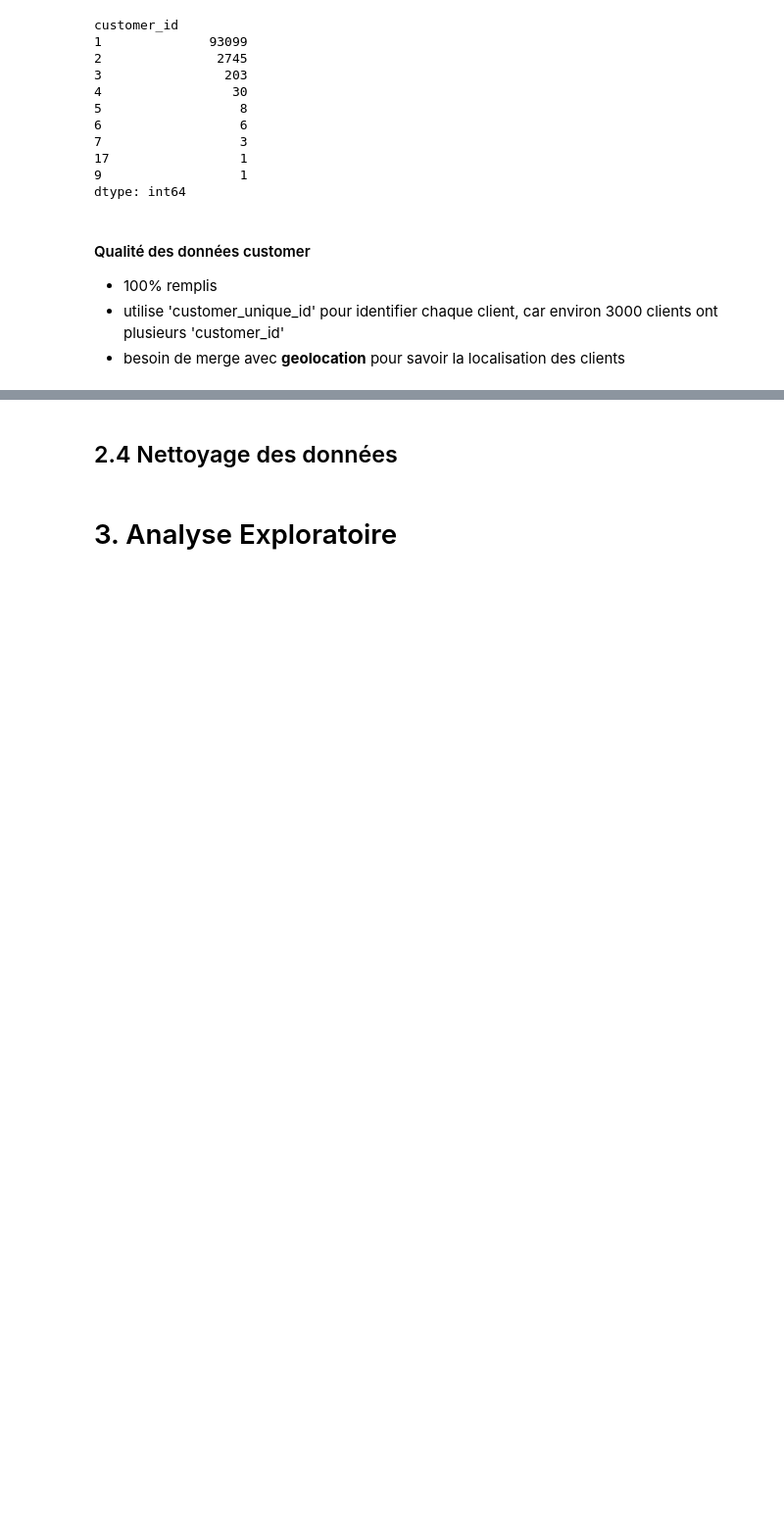
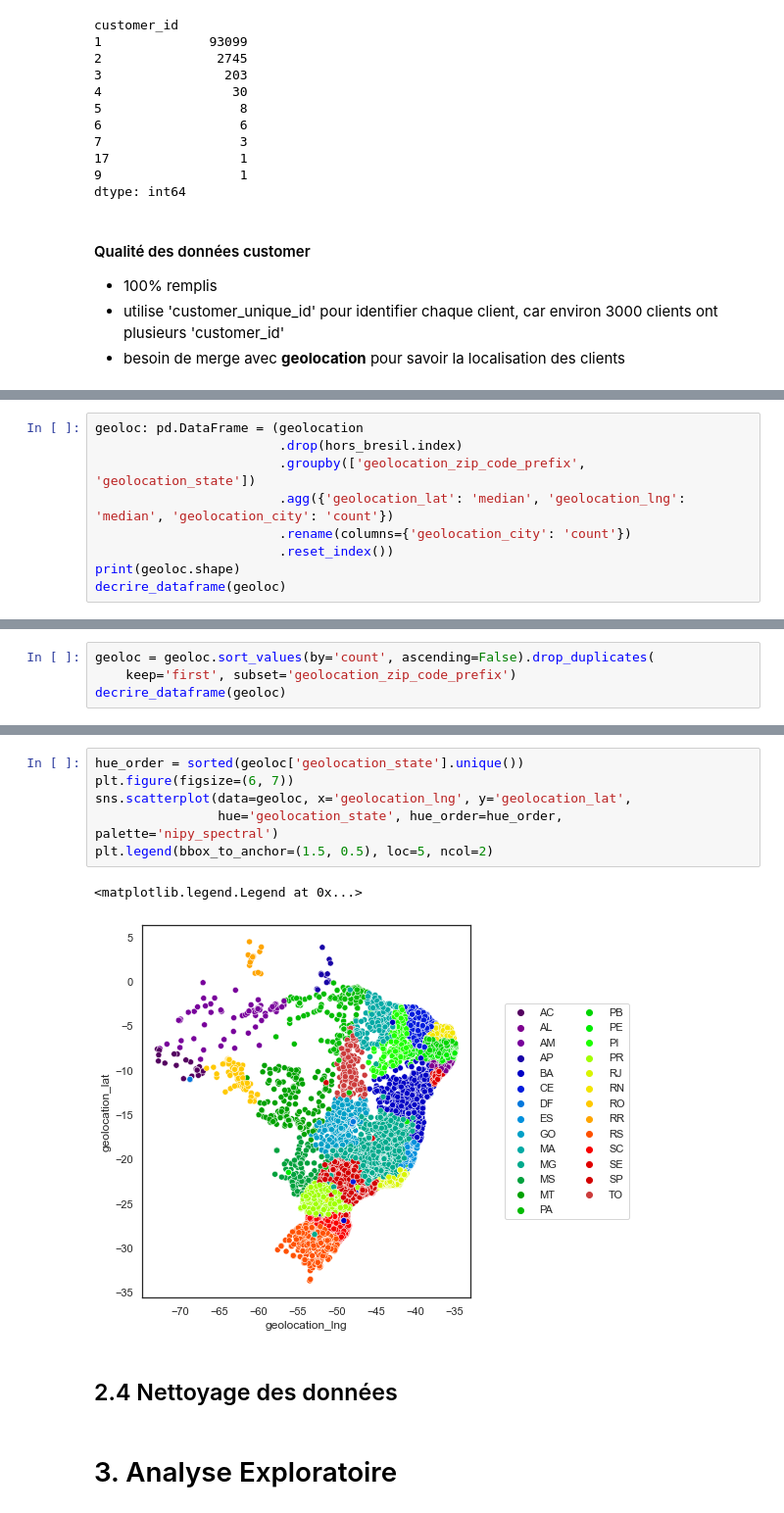
Before and after one commit to mrcreasey/oc-ds-p5-unsupervised-clustering, a Jupyter notebook: P5_01_analyse.ipynb, the cells around one changed output, grey strips where cells are left out. Shown at 98% size. Cells and saved outputs as stored; diff of their text form; blank space fills up the shorter version.

```diff
--- a/P5_01_analyse.ipynb
+++ b/P5_01_analyse.ipynb
@@ -288,0 +354,9 @@ dtype: int64
+# %%
+geoloc: pd.DataFrame = (geolocation
+                        .drop(hors_bresil.index)
+                        .groupby(['geolocation_zip_code_prefix', 'geolocation_state'])
+                        .agg({'geolocation_lat': 'median', 'geolocation_lng': 'median', 'geolocation_city': 'count'})
+                        .rename(columns={'geolocation_city': 'count'})
+                        .reset_index())
+print(geoloc.shape)
+decrire_dataframe(geoloc)
@@ -288,0 +391,4 @@ dtype: int64
+# %%
+geoloc = geoloc.sort_values(by='count', ascending=False).drop_duplicates(
+    keep='first', subset='geolocation_zip_code_prefix')
+decrire_dataframe(geoloc)
@@ -289,3 +404,12 @@ dtype: int64
+# %%
+hue_order = sorted(geoloc['geolocation_state'].unique())
+plt.figure(figsize=(6, 7))
+sns.scatterplot(data=geoloc, x='geolocation_lng', y='geolocation_lat',
+                hue='geolocation_state', hue_order=hue_order, palette='nipy_spectral')
+plt.legend(bbox_to_anchor=(1.5, 0.5), loc=5, ncol=2)
+# %% [output]
+<matplotlib.legend.Legend at 0x...>
+[figure, added]
 # %% [markdown]
 ## 2.4 Nettoyage des données
 # %% [markdown]
```
Also changed, not shown: parts of 14 cells of this notebook.
